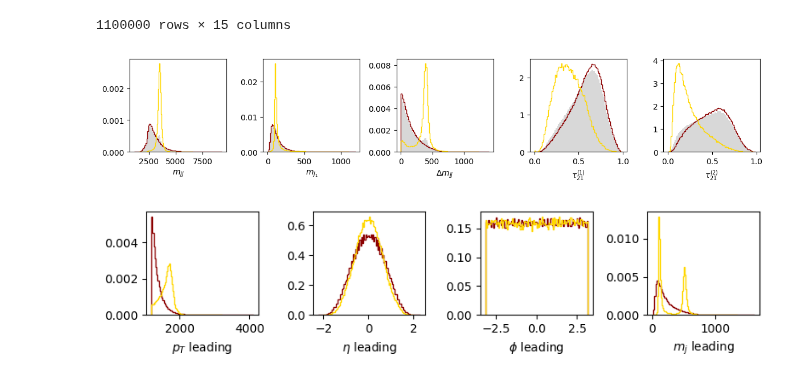
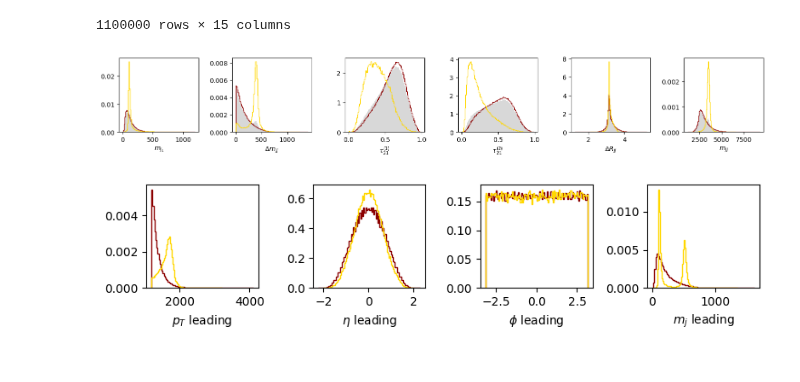
Before and after one commit to dfaroughy/DynGenModels, a Jupyter notebook: notebooks/LHCOlympics.ipynb, the cells around one changed output. Cells and saved outputs as stored; diff of their text form; code cells hidden in the pictures.

```diff
--- a/notebooks/LHCOlympics.ipynb
+++ b/notebooks/LHCOlympics.ipynb
@@ -302,7 +302,7 @@ import pandas as pd
 
 file = '../data/LHCOlympics2020/events_anomalydetection_v2.features.h5'
 
-df = pd.read_hdf(file, stop=1200000)
+df = pd.read_hdf(file, stop=1000000)
 px_j1, py_j1 , pz_j1 , m_j1 = df['pxj1'], df['pyj1'], df['pzj1'], df['mj1']
 px_j2, py_j2 , pz_j2 , m_j2 = df['pxj2'], df['pyj2'], df['pzj2'], df['mj2']
 pt_j1 = np.sqrt(px_j1**2 + py_j1**2)
@@ -322,17 +322,17 @@ events = df.to_numpy()
 
 #...cathode features:
 
-cathode = np.zeros((events.shape[0],6),dtype=np.float32)
+cathode = np.zeros((events.shape[0],7),dtype=np.float32)
 cathode[:,0] = events[:,-1]
-cathode[:,1] = mjj
-cathode[:,2] = np.minimum(events[:,3], events[:,10])
-cathode[:,3] = np.abs(events[:,10] - events[:,3])
+cathode[:,1] = np.minimum(events[:,3], events[:,10])
+cathode[:,2] = np.abs(events[:,10] - events[:,3])
 mask = events[:,3] < events[:,10]
-cathode[mask,4] = np.ma.divide(events[:,5],events[:,4]).filled(0)[mask]
-cathode[mask,5] = np.ma.divide(events[:,12],events[:,11]).filled(0)[mask]
-cathode[~mask,4] = np.ma.divide(events[:,12],events[:,11]).filled(0)[~mask]
-cathode[~mask,5] = np.ma.divide(events[:,5],events[:,4]).filled(0)[~mask]
-# cathode[:,6] = delta_Rjj
+cathode[mask,3] = np.ma.divide(events[:,5],events[:,4]).filled(0)[mask]
+cathode[mask,4] = np.ma.divide(events[:,12],events[:,11]).filled(0)[mask]
+cathode[~mask,3] = np.ma.divide(events[:,12],events[:,11]).filled(0)[~mask]
+cathode[~mask,4] = np.ma.divide(events[:,5],events[:,4]).filled(0)[~mask]
+cathode[:,5] = delta_Rjj
+cathode[:,6] = mjj
 
 
 #...low level features:
@@ -351,43 +351,46 @@ cathode_background = cathode[mask]
 cathode_signal = cathode[~mask]
 
 
 # plot in un plot 5 features above
 import matplotlib.pyplot as plt
-fig, ax = plt.subplots(1, 5, figsize=(12, 2.5))
+fig, ax = plt.subplots(1, 6, figsize=(15, 2.5))
+
 ax[0].hist(cathode[:,1], bins=100, histtype='stepfilled', color='gray', label='background', density=True, alpha=0.3)
 ax[0].hist(cathode_background[:,1], bins=100, histtype='step', color='darkred', label='background', density=True)
 ax[0].hist(cathode_signal[:,1], bins=100, histtype='step', color='gold', label='signal', density=True)
-ax[0].set_xlabel(r'$m_{jj}$')
+ax[0].set_xlabel(r'$m_{j_1}$')
 
 ax[1].hist(cathode[:,2], bins=100, histtype='stepfilled', color='gray', label='background', density=True, alpha=0.3)
 ax[1].hist(cathode_background[:,2], bins=100, histtype='step', color='darkred', label='background', density=True)
 ax[1].hist(cathode_signal[:,2], bins=100, histtype='step', color='gold', label='signal', density=True)
-ax[1].set_xlabel(r'$m_{j_1}$')
+ax[1].set_xlabel(r'$\Delta m_{jj}$')
 
 ax[2].hist(cathode[:,3], bins=100, histtype='stepfilled', color='gray', label='background', density=True, alpha=0.3)
 ax[2].hist(cathode_background[:,3], bins=100, histtype='step', color='darkred', label='background', density=True)
 ax[2].hist(cathode_signal[:,3], bins=100, histtype='step', color='gold', label='signal', density=True)
-ax[2].set_xlabel(r'$\Delta m_{jj}$')
+ax[2].set_xlabel(r'$\tau_{21}^{(1)}$')
 
 ax[3].hist(cathode[:,4], bins=100, histtype='stepfilled', color='gray', label='background', density=True, alpha=0.3)
 ax[3].hist(cathode_background[:,4], bins=100, histtype='step', color='darkred', label='background', density=True)
 ax[3].hist(cathode_signal[:,4], bins=100, histtype='step', color='gold', label='signal', density=True)
-ax[3].set_xlabel(r'$\tau_{21}^{(1)}$')
+ax[3].set_xlabel(r'$\tau_{21}^{(2)}$')
 
 ax[4].hist(cathode[:,5], bins=100, histtype='stepfilled', color='gray', label='background', density=True, alpha=0.3)
 ax[4].hist(cathode_background[:,5], bins=100, histtype='step', color='darkred', label='background', density=True)
 ax[4].hist(cathode_signal[:,5], bins=100, histtype='step', color='gold', label='signal', density=True)
-ax[4].set_xlabel(r'$\tau_{21}^{(2)}$')
+ax[4].set_xlabel(r'$\Delta R_{jj}$')
+
+ax[5].hist(cathode[:,6], bins=100, histtype='stepfilled', color='gray', label='background', density=True, alpha=0.3)
+ax[5].hist(cathode_background[:,6], bins=100, histtype='step', color='darkred', label='background', density=True)
+ax[5].hist(cathode_signal[:,6], bins=100, histtype='step', color='gold', label='signal', density=True)
+ax[5].set_xlabel(r'$m_{jj}$')
 
 
-# ax[5].hist(cathode_background[:,6], bins=100, histtype='step', color='darkred', label='background', density=True)
-# ax[5].hist(cathode_signal[:,6], bins=100, histtype='step', color='gold', label='signal', density=True)
-# ax[5].set_xlabel(r'$\Delta R_{jj}$')
 
 plt.tight_layout()
 plt.show()
 # %% [output]
-[figure, old version]
+[figure, new version]
 # %%
 mask = low_level[:, 0] == 0
 low_level_background = low_level[mask]
```
Also changed, not shown: parts of 1 cell of this notebook, 1 other file.
